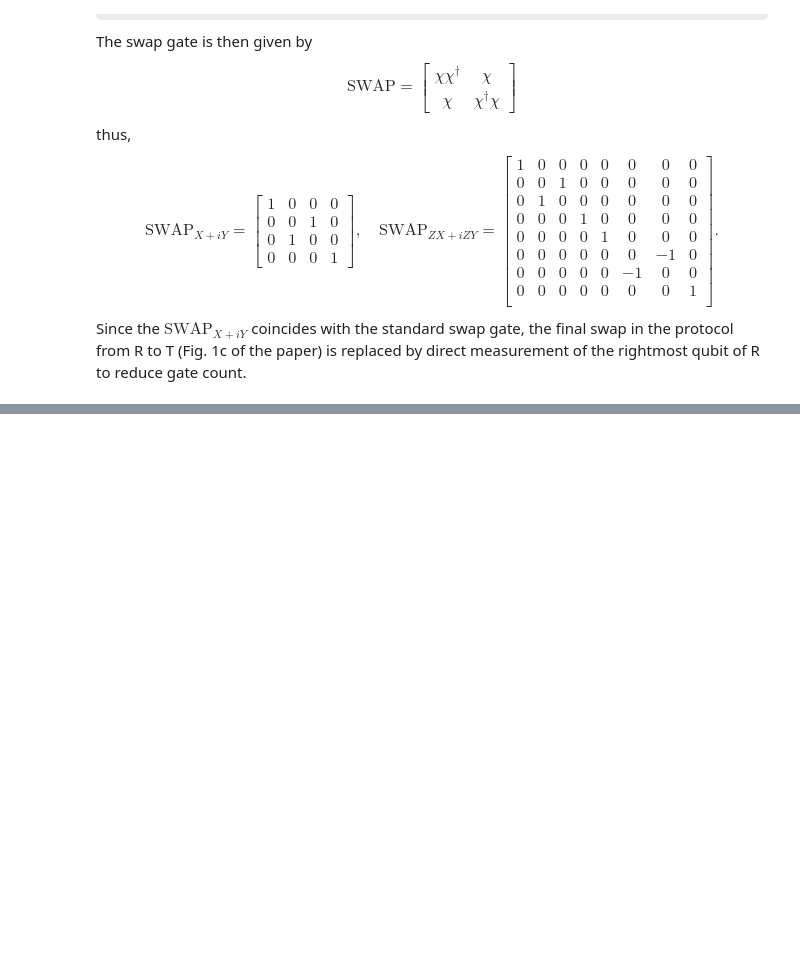
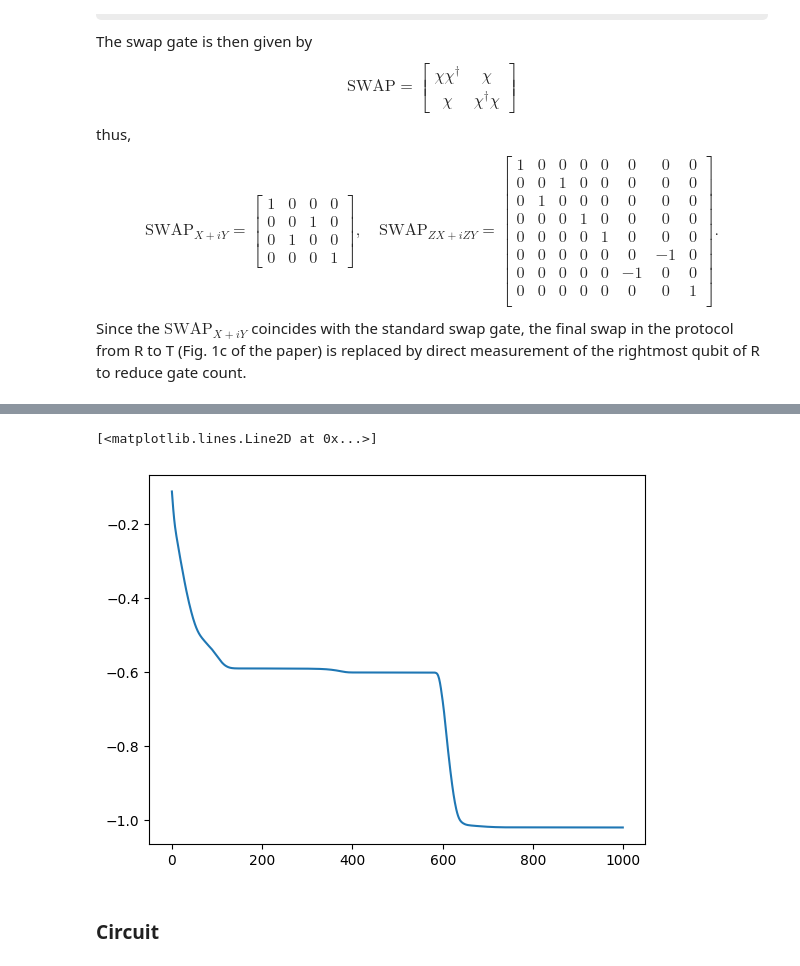
Before and after one commit to yh08037/QuantumWormhole, a Jupyter notebook: submission.ipynb, the cells around one changed output, grey strips where cells are left out. Saved outputs shown, nothing was run; the diff lists cells and outputs as text; code cells hidden in the pictures; some formulas as TeX source; blank space fills up the shorter version.

```diff
--- a/submission.ipynb
+++ b/submission.ipynb
@@ -214,0 +291,24 @@ Coupling is our interaction term which allows us to connect the left wormhole wi
+# %%
+shape = qml.StronglyEntanglingLayers.shape(n_layers=4, n_wires=len(worm_wires))
+params = np.random.random(size=shape)
+
+@qml.qnode(dev)
+def vqe_ansatz(params, hamiltonian):
+    qml.StronglyEntanglingLayers(params, wires=worm_wires)
+    return qml.expval(hamiltonian)
+# %%
+opt = qml.AdamOptimizer()
+n_iter = 1000
+
+energy_list = []
+
+nu = 4
+H_TFD = H_L + H_R + nu * i_H_V
+
+for it in range(n_iter):
+    params, cost = opt.step_and_cost(
+        lambda p: vqe_ansatz(p, H_TFD), params
+    )
+    energy_list.append(cost)
+    if it % 100 == 0:
+        print(f'{it:4d} {cost:.4f}')
@@ -214,0 +326,9 @@ Coupling is our interaction term which allows us to connect the left wormhole wi
+# %%
+import matplotlib.pyplot as plt
+
+plt.plot(energy_list)
+# %% [output]
+[<matplotlib.lines.Line2D at 0x...>]
+[figure, added]
+# %% [markdown]
+### Circuit
```
Also changed, not shown: parts of 40 cells of this notebook, 3 other files.
